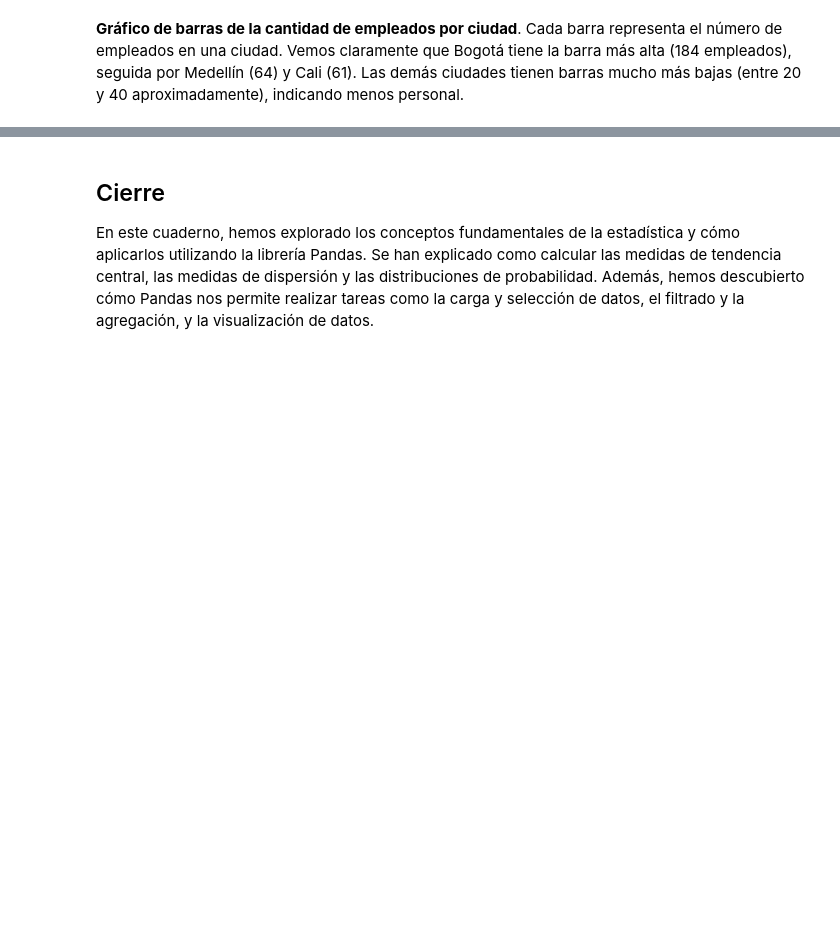
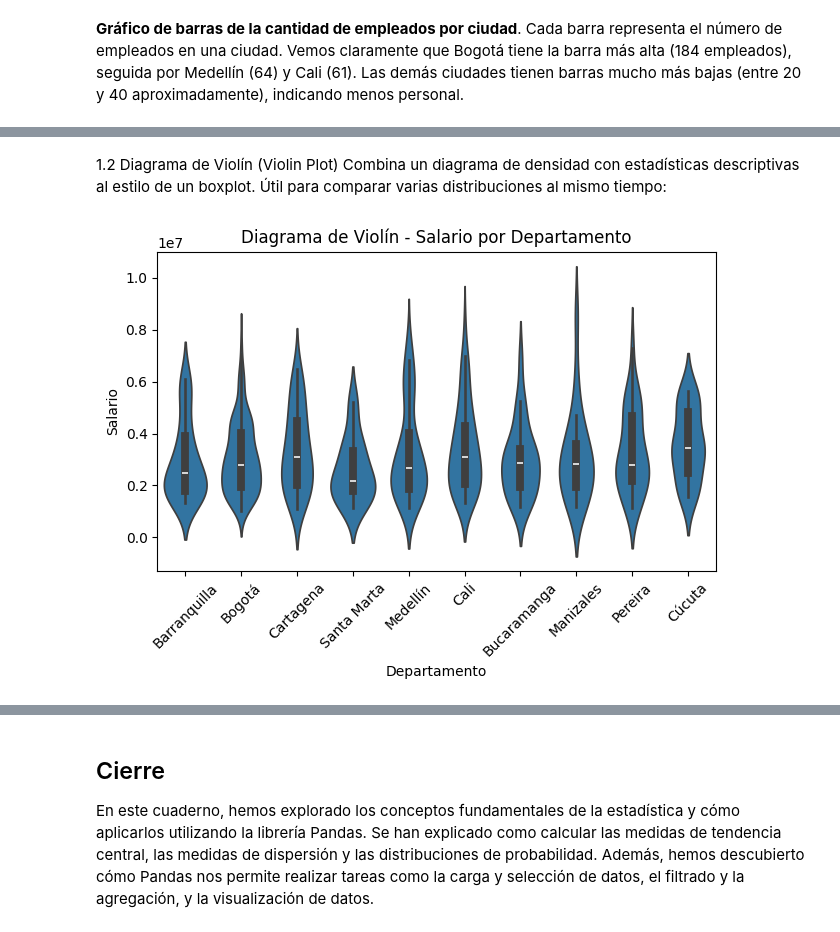
Before and after one commit to jazaineam1/Diplomado_ucentral_ME, a Jupyter notebook: Cuadernos/5_Introducción_a_la_Estadística_y_Exploración_de_Datos_con_Pandas.ipynb, the cells around one changed output, grey strips where cells are left out. Cells and saved outputs as stored; diff of their text form; code cells hidden in the pictures; blank space fills up the shorter version.

```diff
--- a/Cuadernos/5_Introducción_a_la_Estadística_y_Exploración_de_Datos_con_Pandas.ipynb
+++ b/Cuadernos/5_Introducción_a_la_Estadística_y_Exploración_de_Datos_con_Pandas.ipynb
@@ -577,0 +593,13 @@ En este código:
+# %% [markdown]
+1.2 Diagrama de Violín (Violin Plot)
+Combina un diagrama de densidad con estadísticas descriptivas al estilo de un boxplot. Útil para comparar varias distribuciones al mismo tiempo:
+# %%
+sns.violinplot(data=df, x='ciudad', y='salario')
+plt.title('Diagrama de Violín - Salario por Departamento')
+plt.xlabel('Departamento')
+plt.ylabel('Salario')
+plt.xticks(rotation=45)
+plt.tight_layout()
+plt.show()
+# %% [output]
+[figure, added]
```
Also changed, not shown: parts of 7 cells of this notebook.
